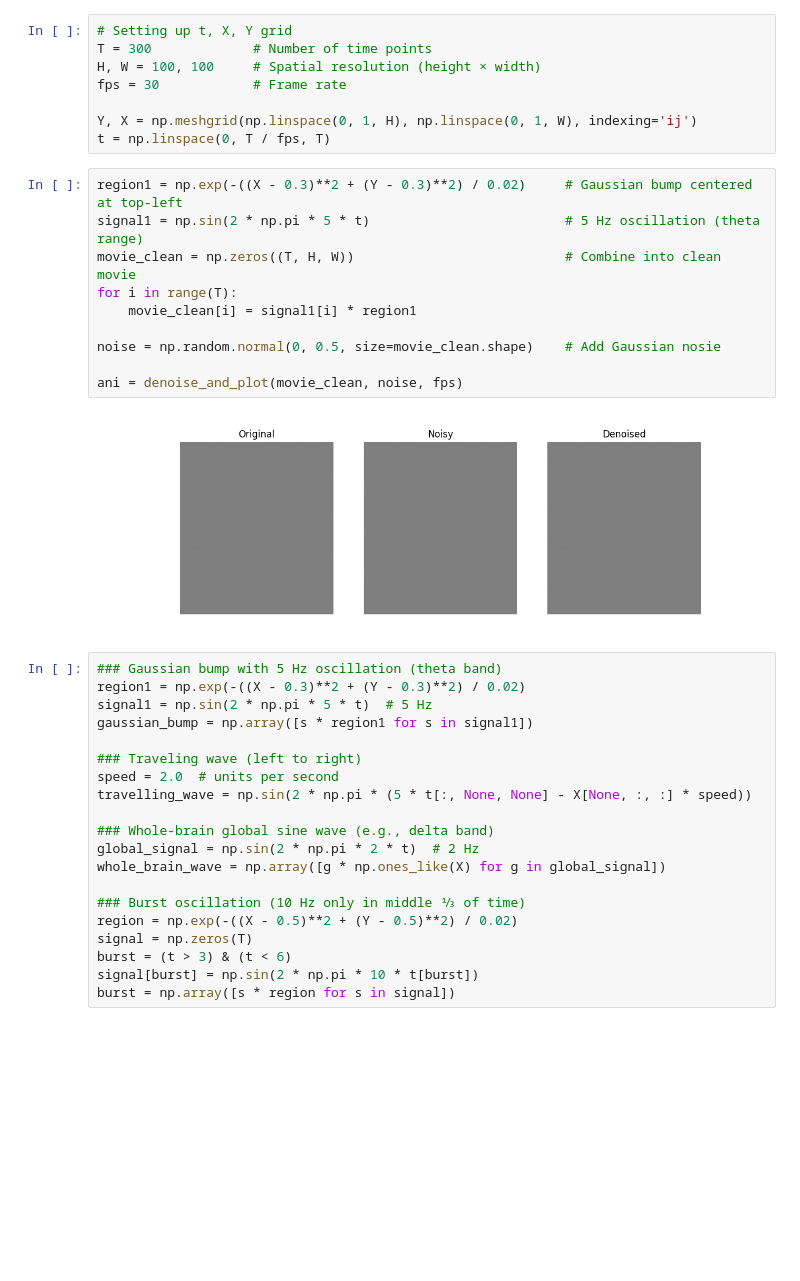
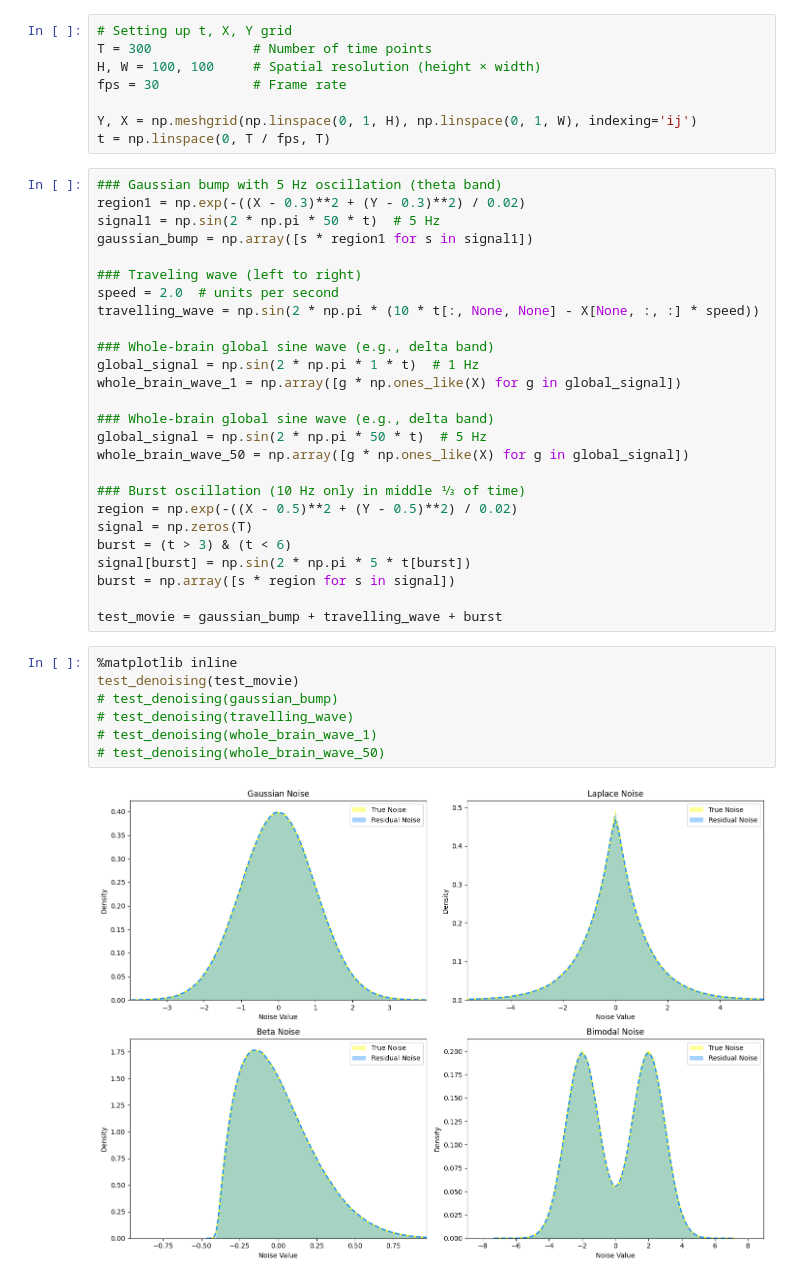
Before and after one commit to katienb/perception_project, a Jupyter notebook: perception_project/testing_denoise.ipynb, the cells around one changed output. Drawn from its saved outputs; the diff is of its cells as text; blank space fills up the shorter version.

Commit message:
more denoising testing

```diff
--- a/perception_project/testing_denoise.ipynb
+++ b/perception_project/testing_denoise.ipynb
@@ -115,38 +302,41 @@ fps = 30            # Frame rate
 
 Y, X = np.meshgrid(np.linspace(0, 1, H), np.linspace(0, 1, W), indexing='ij')
 t = np.linspace(0, T / fps, T)
-# %%
-region1 = np.exp(-((X - 0.3)**2 + (Y - 0.3)**2) / 0.02)     # Gaussian bump centered at top-left
-signal1 = np.sin(2 * np.pi * 5 * t)                         # 5 Hz oscillation (theta range)
-movie_clean = np.zeros((T, H, W))                           # Combine into clean movie
-for i in range(T):
-    movie_clean[i] = signal1[i] * region1
-
-noise = np.random.normal(0, 0.5, size=movie_clean.shape)    # Add Gaussian nosie
-
-ani = denoise_and_plot(movie_clean, noise, fps)
-# %% [output]
-[figure, removed]
 # %%
 ### Gaussian bump with 5 Hz oscillation (theta band)
 region1 = np.exp(-((X - 0.3)**2 + (Y - 0.3)**2) / 0.02)
-signal1 = np.sin(2 * np.pi * 5 * t)  # 5 Hz
+signal1 = np.sin(2 * np.pi * 50 * t)  # 5 Hz
 gaussian_bump = np.array([s * region1 for s in signal1])
 
 ### Traveling wave (left to right)
 speed = 2.0  # units per second
-travelling_wave = np.sin(2 * np.pi * (5 * t[:, None, None] - X[None, :, :] * speed))
+travelling_wave = np.sin(2 * np.pi * (10 * t[:, None, None] - X[None, :, :] * speed))
 
 ### Whole-brain global sine wave (e.g., delta band)
-global_signal = np.sin(2 * np.pi * 2 * t)  # 2 Hz
-whole_brain_wave = np.array([g * np.ones_like(X) for g in global_signal])
+global_signal = np.sin(2 * np.pi * 1 * t)  # 1 Hz
+whole_brain_wave_1 = np.array([g * np.ones_like(X) for g in global_signal])
+
+### Whole-brain global sine wave (e.g., delta band)
+global_signal = np.sin(2 * np.pi * 50 * t)  # 5 Hz
+whole_brain_wave_50 = np.array([g * np.ones_like(X) for g in global_signal])
 
 ### Burst oscillation (10 Hz only in middle ⅓ of time)
 region = np.exp(-((X - 0.5)**2 + (Y - 0.5)**2) / 0.02)
 signal = np.zeros(T)
 burst = (t > 3) & (t < 6)
-signal[burst] = np.sin(2 * np.pi * 10 * t[burst])
+signal[burst] = np.sin(2 * np.pi * 5 * t[burst])
 burst = np.array([s * region for s in signal])
+
+test_movie = gaussian_bump + travelling_wave + burst
+# %%
+%matplotlib inline
+test_denoising(test_movie)
+# test_denoising(gaussian_bump)
+# test_denoising(travelling_wave)
+# test_denoising(whole_brain_wave_1)
+# test_denoising(whole_brain_wave_50)
+# %% [output]
+[figure, added]
 # %%
 ### Gaussian noise
 gaussian_noise = np.random.normal(0, 0.5, size=burst.shape)
```
Also changed, not shown: parts of 10 cells of this notebook, 2 other files.
